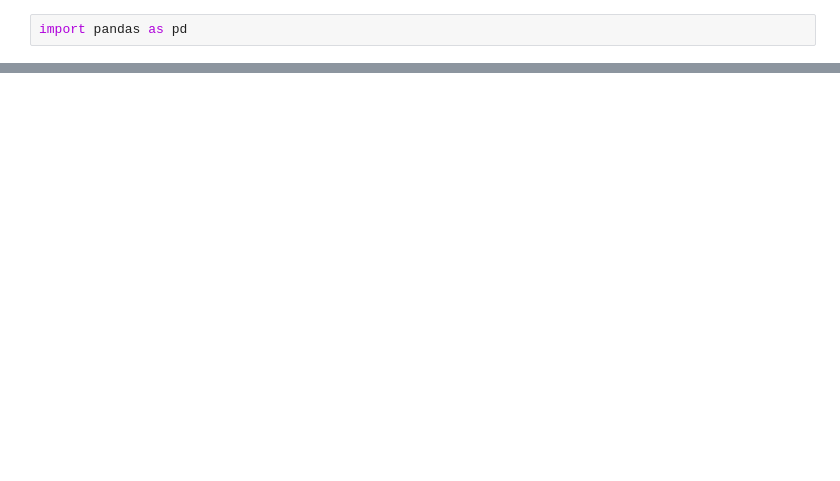
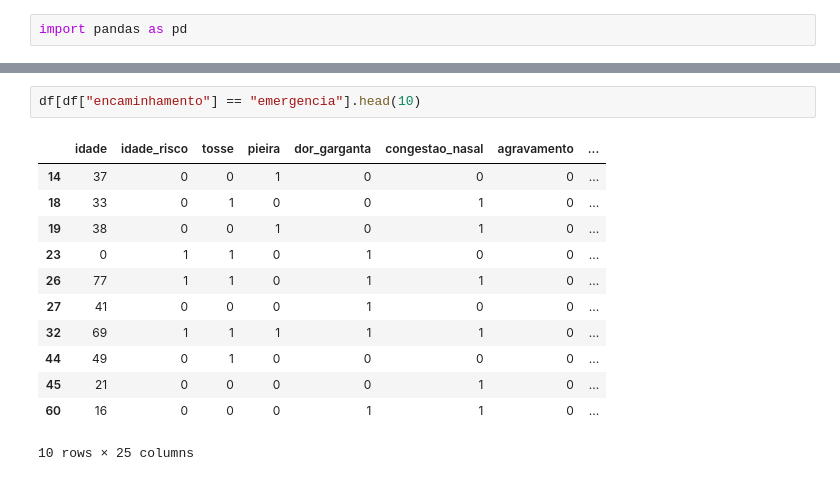
Before and after one commit to taveira11/SISD, a Jupyter notebook: modelagem.ipynb, the cells around one changed output, grey strips where cells are left out. Saved outputs shown, nothing was run; the diff lists cells and outputs as text; blank space fills up the shorter version.

```diff
--- a/modelagem.ipynb
+++ b/modelagem.ipynb
@@ -13,0 +121,15 @@ df.head()
+# %%
+df[df["encaminhamento"] == "emergencia"].head(10)
+# %% [output]
+|  | idade | idade_risco | tosse | pieira | dor_garganta | congestao_nasal | agravamento | ... |
+| 14 | 37 | 0 | 0 | 1 | 0 | 0 | 0 | ... |
+| 18 | 33 | 0 | 1 | 0 | 0 | 1 | 0 | ... |
+| 19 | 38 | 0 | 0 | 1 | 0 | 1 | 0 | ... |
+| 23 | 0 | 1 | 1 | 0 | 1 | 0 | 0 | ... |
+| 26 | 77 | 1 | 1 | 0 | 1 | 1 | 0 | ... |
+| 27 | 41 | 0 | 0 | 0 | 1 | 0 | 0 | ... |
+| 32 | 69 | 1 | 1 | 1 | 1 | 1 | 0 | ... |
+| 44 | 49 | 0 | 1 | 0 | 0 | 0 | 0 | ... |
+| 45 | 21 | 0 | 0 | 0 | 0 | 1 | 0 | ... |
+| 60 | 16 | 0 | 0 | 0 | 1 | 1 | 0 | ... |
+10 rows × 25 columns
```
Also changed, not shown: parts of 11 cells of this notebook, 3 other files.
